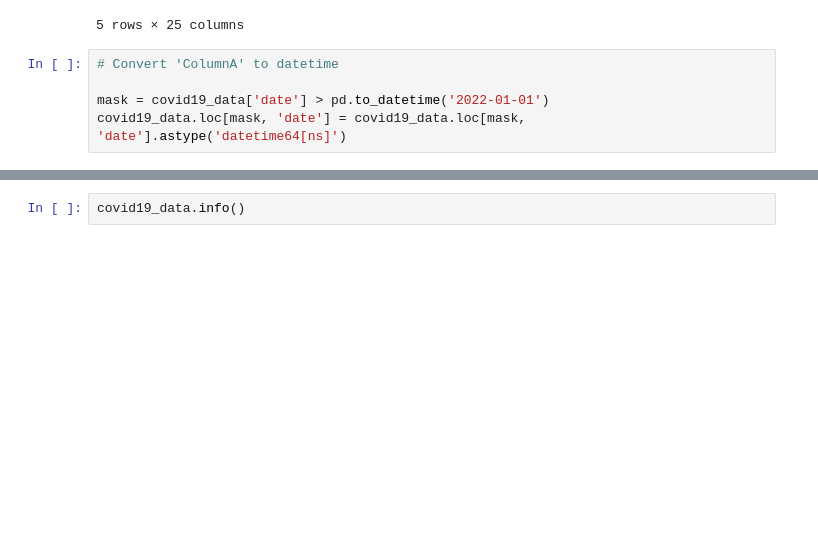
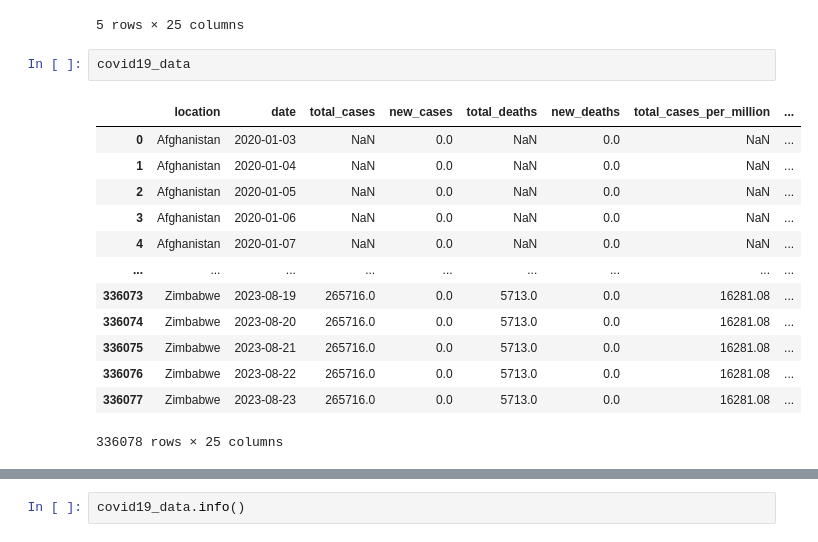
Before and after one commit to cmorrow28/project_one, a Jupyter notebook: Data_Cleaning.ipynb, the cells around one changed output, grey strips where cells are left out. Drawn from its saved outputs; the diff is of its cells as text; blank space fills up the shorter version.

```diff
--- a/Data_Cleaning.ipynb
+++ b/Data_Cleaning.ipynb
@@ -52,8 +55,19 @@ covid19_data.head()
 | 3 | Afghanistan | 2020-01-06 | NaN | 0.0 | NaN | 0.0 | NaN | ... |
 | 4 | Afghanistan | 2020-01-07 | NaN | 0.0 | NaN | 0.0 | NaN | ... |
 5 rows × 25 columns
-# %%
-# Convert 'ColumnA' to datetime
-
-mask = covid19_data['date'] > pd.to_datetime('2022-01-01')
-covid19_data.loc[mask, 'date'] = covid19_data.loc[mask, 'date'].astype('datetime64[ns]')
+# %%
+covid19_data
+# %% [output]
+|  | location | date | total_cases | new_cases | total_deaths | new_deaths | total_cases_per_million | ... |
+| 0 | Afghanistan | 2020-01-03 | NaN | 0.0 | NaN | 0.0 | NaN | ... |
+| 1 | Afghanistan | 2020-01-04 | NaN | 0.0 | NaN | 0.0 | NaN | ... |
+| 2 | Afghanistan | 2020-01-05 | NaN | 0.0 | NaN | 0.0 | NaN | ... |
+| 3 | Afghanistan | 2020-01-06 | NaN | 0.0 | NaN | 0.0 | NaN | ... |
+| 4 | Afghanistan | 2020-01-07 | NaN | 0.0 | NaN | 0.0 | NaN | ... |
+| ... | ... | ... | ... | ... | ... | ... | ... | ... |
+| 336073 | Zimbabwe | 2023-08-19 | 265716.0 | 0.0 | 5713.0 | 0.0 | 16281.08 | ... |
+| 336074 | Zimbabwe | 2023-08-20 | 265716.0 | 0.0 | 5713.0 | 0.0 | 16281.08 | ... |
+| 336075 | Zimbabwe | 2023-08-21 | 265716.0 | 0.0 | 5713.0 | 0.0 | 16281.08 | ... |
+| 336076 | Zimbabwe | 2023-08-22 | 265716.0 | 0.0 | 5713.0 | 0.0 | 16281.08 | ... |
+| 336077 | Zimbabwe | 2023-08-23 | 265716.0 | 0.0 | 5713.0 | 0.0 | 16281.08 | ... |
+336078 rows × 25 columns
```
Also changed, not shown: parts of 5 cells of this notebook.
